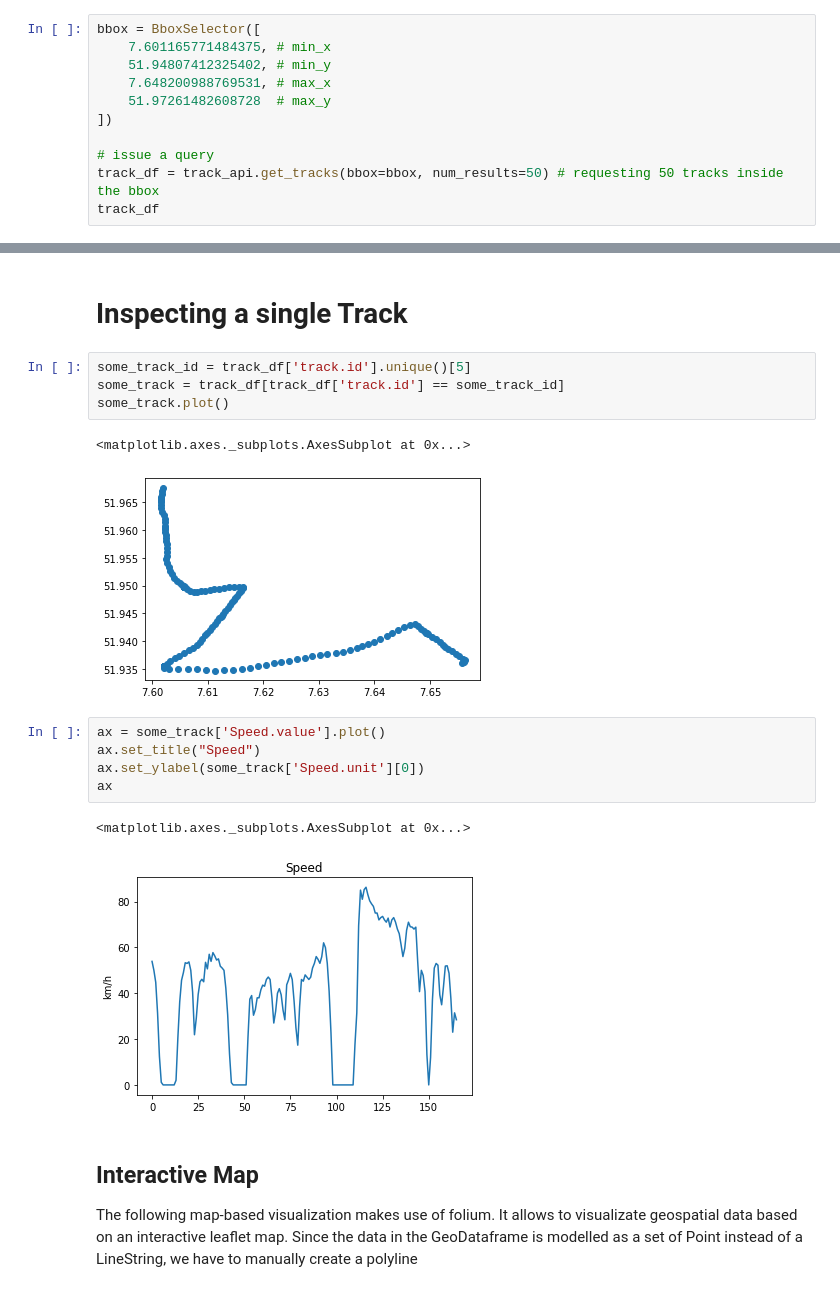
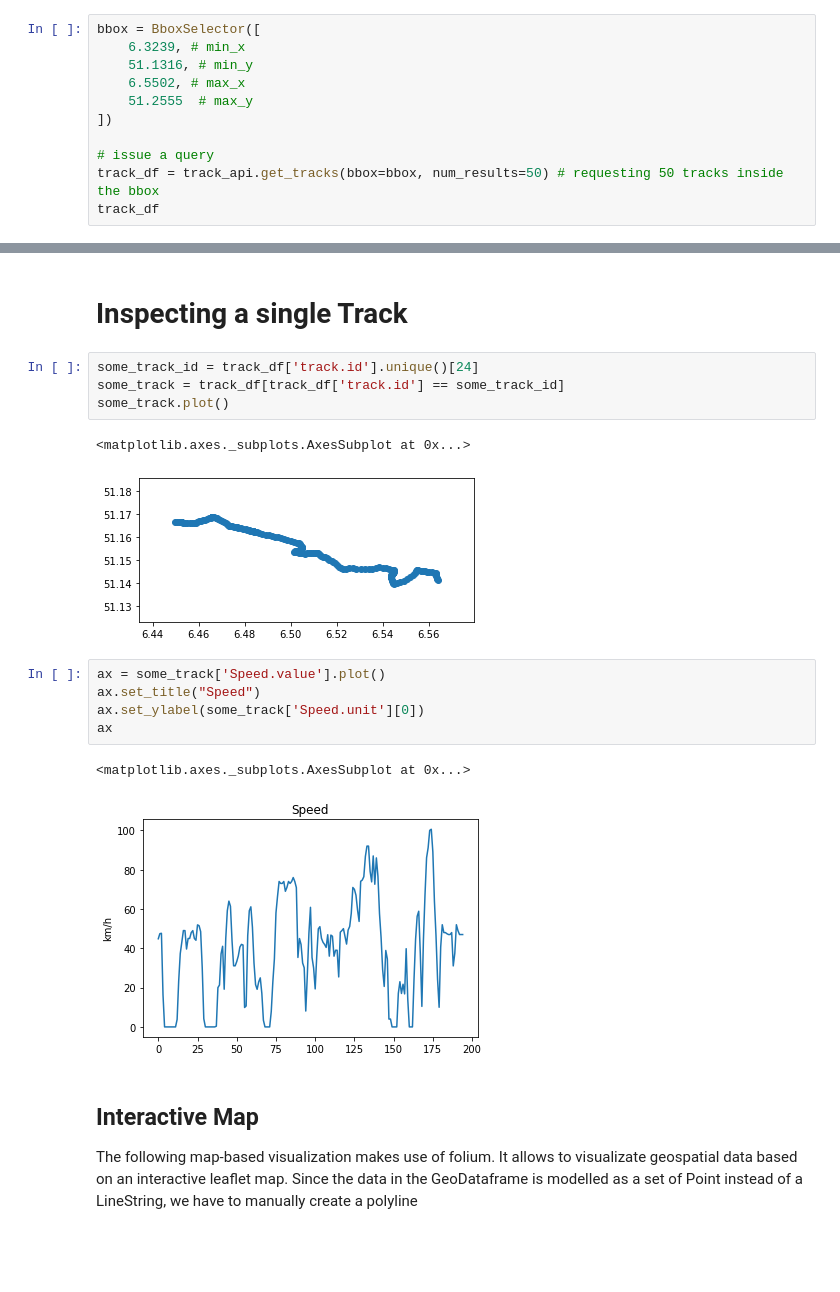
Before and after one commit to enviroCar/envirocar-py, a Jupyter notebook: examples/api_request_deckgl_maneenp.ipynb, the cells around one changed output, grey strips where cells are left out. Cells and saved outputs as stored; diff of their text form; blank space fills up the shorter version.

```diff
--- a/examples/api_request_deckgl_maneenp.ipynb
+++ b/examples/api_request_deckgl_maneenp.ipynb
@@ -21,10 +19,10 @@ ModuleNotFoundError: No module named 'geopandas'
 The following cell queries tracks from the enviroCar API. It defines a bbox for the area of Münster (Germany) and requests 50 tracks. The result is a GeoDataFrame, which is a geo-extended Pandas dataframe from the GeoPandas library. It contains all information of the track in a flat dataframe format including a specific geometry column.
 # %%
 bbox = BboxSelector([
-    7.601165771484375, # min_x
-    51.94807412325402, # min_y
-    7.648200988769531, # max_x
-    51.97261482608728  # max_y
+    6.3239, # min_x
+    51.1316, # min_y
+    6.5502, # max_x
+    51.2555  # max_y
 ])
 
 # issue a query
@@ -52,12 +50,12 @@ track_df.plot(figsize=(8, 10))
 # %% [markdown]
 # Inspecting a single Track
 # %%
-some_track_id = track_df['track.id'].unique()[5]
+some_track_id = track_df['track.id'].unique()[24]
 some_track = track_df[track_df['track.id'] == some_track_id]
 some_track.plot()
 # %% [output]
 <matplotlib.axes._subplots.AxesSubplot at 0x...>
-[figure, old version]
+[figure, new version]
 # %%
 ax = some_track['Speed.value'].plot()
 ax.set_title("Speed")
@@ -65,7 +63,7 @@ ax.set_ylabel(some_track['Speed.unit'][0])
 ax
 # %% [output]
 <matplotlib.axes._subplots.AxesSubplot at 0x...>
-[figure, old version]
+[figure, new version]
 # %% [markdown]
 ## Interactive Map
 The following map-based visualization makes use of folium. It allows to visualizate geospatial data based on an interactive leaflet map. Since the data in the GeoDataframe is modelled as a set of Point instead of a LineString, we have to manually create a polyline
```
Also changed, not shown: parts of 4 cells of this notebook.
